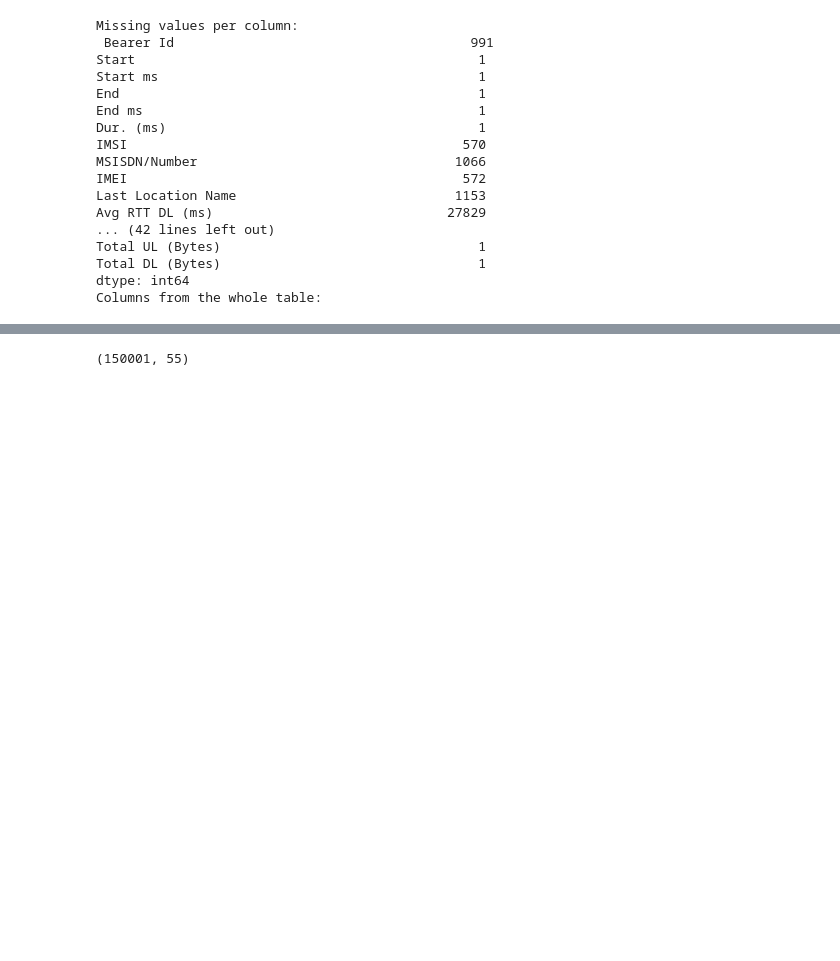
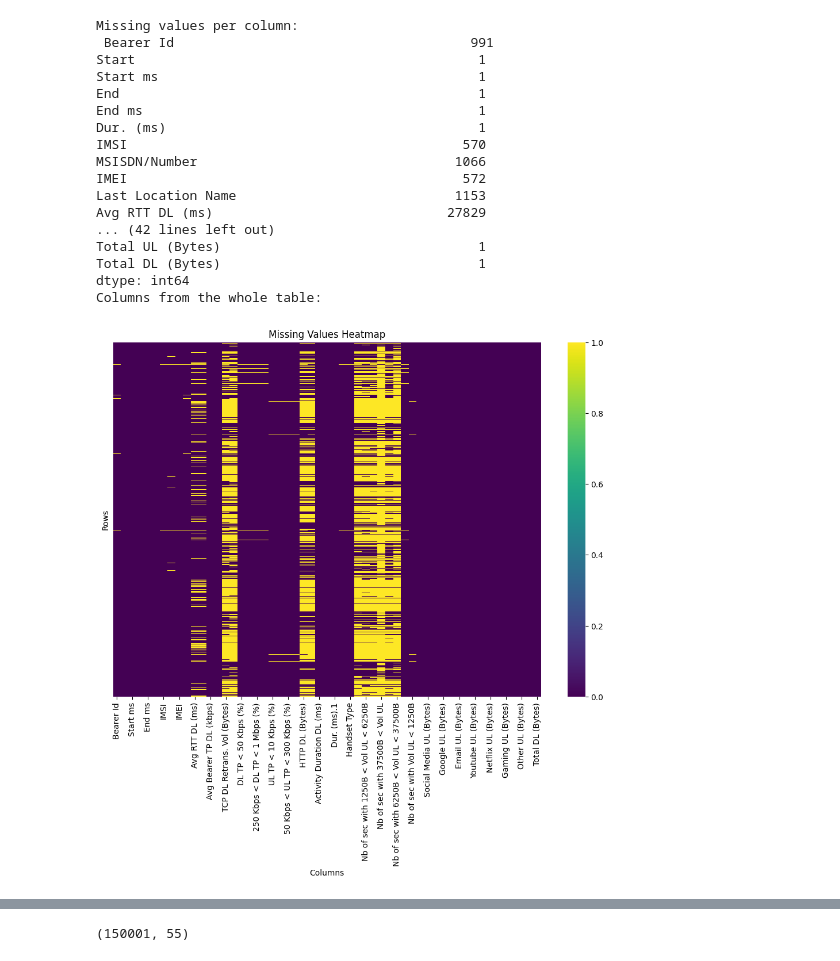
Before and after one commit to Addisu-Alemu/User-Analytics-in-the-Telecommunication-Industry, a Jupyter notebook: Notebook/data_cleaning.ipynb, the cells around one changed output, grey strips where cells are left out. Drawn from its saved outputs; the diff is of its cells as text; code cells hidden in the pictures; blank space fills up the shorter version.

```diff
--- a/Notebook/data_cleaning.ipynb
+++ b/Notebook/data_cleaning.ipynb
@@ -57,3 +58,13 @@ Total UL (Bytes)                                 1
 Total DL (Bytes)                                 1
 dtype: int64
 Columns from the whole table:
+# %%
+# Create the heatmap
+plt.figure(figsize=(12, 8))
+sns.heatmap(df.isnull(), cmap='viridis', yticklabels=False)
+plt.title('Missing Values Heatmap')
+plt.xlabel('Columns')
+plt.ylabel('Rows')
+plt.show()
+# %% [output]
+[figure, added]
```
Also changed, not shown: parts of 3 cells of this notebook, 15 other files.
